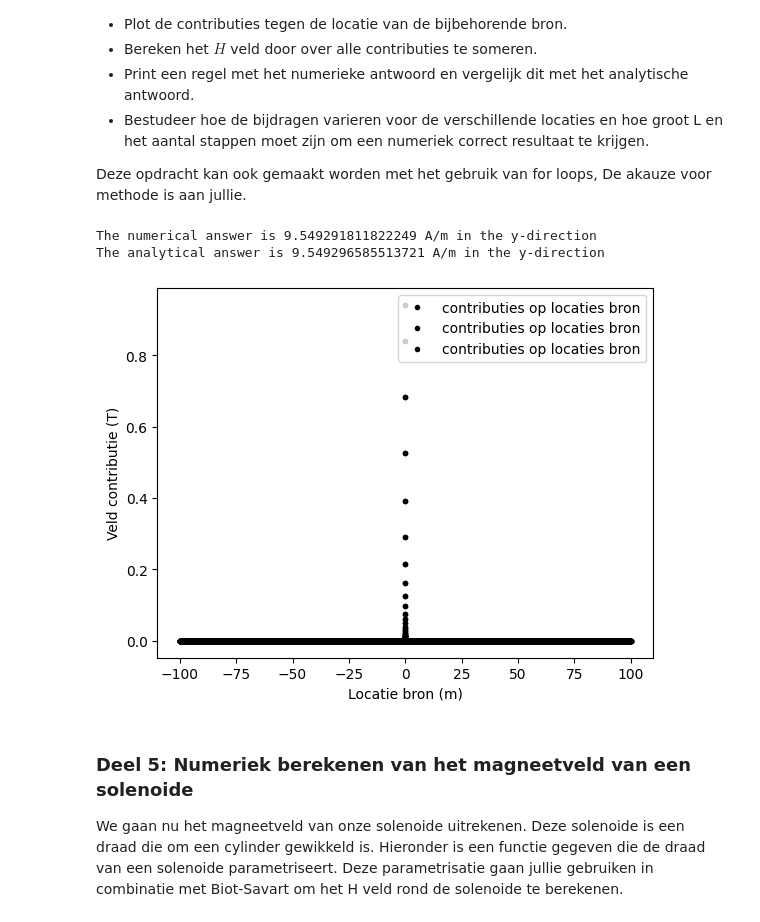
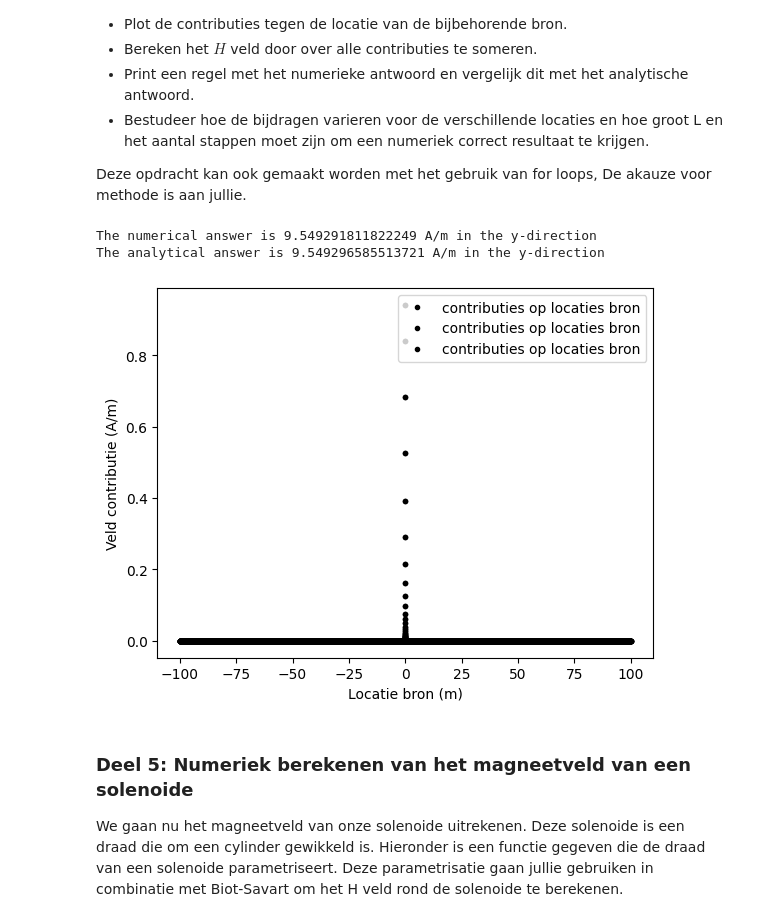
Before and after one commit to cs50202/opdrachten-DEF-D-, a Jupyter notebook: 2KrachtactuatorOpdracht/2KrachtactuatorOpdracht/KrachtactuatorOpdracht.ipynb, the cells around one changed output. Drawn from its saved outputs; the diff is of its cells as text; code cells hidden in the pictures.

```diff
--- a/2KrachtactuatorOpdracht/2KrachtactuatorOpdracht/KrachtactuatorOpdracht.ipynb
+++ b/2KrachtactuatorOpdracht/2KrachtactuatorOpdracht/KrachtactuatorOpdracht.ipynb
@@ -2344,35 +2344,35 @@ N = 10000 # aantal stappen
 r_field = np.array([0.1, 0, 0])
 dH_array = np.zeros(shape=(N, 3))
 r_sourcearray = np.zeros(shape=(N,3))
 
 # lengte van de draad, negatief zodat het gelijk de z as wordt
 L_nieuw = np.linspace(-100, 100, N) # de lengte van de draad is dus 200 nu, groter maken geeft betere benadering
 dl = np.array([0, 0, (L_nieuw[1]-L_nieuw[0])])
 
 # for loop om op elk punt van de draad de contributie dH te berekenen
 for i in range(N):
     r_source = np.array([0, 0, L_nieuw[i]])
     r_sourcearray[i] = r_source
     # print(r_source)
     dH_array[i] = field_current_element(r_field, r_source, dl)
 
 plt.figure()
 plt.plot(r_sourcearray, dH_array, 'k.', label = 'contributies op locaties bron')
 plt.xlabel('Locatie bron (m)')
-plt.ylabel('Veld contributie (T)')
+plt.ylabel('Veld contributie (A/m)')
 plt.legend()
 
 
 # H veld is de som van alle contributies, komt inderdaad overeen met het analytisch antwoord
 # Hoe groter je N en L maakt, hoe meer decimalen overeenkomen van het numerieke antwoord en het analytische antwoord
 H_veld = np.sum(dH_array)
 print('The numerical answer is ' + str(H_veld) + ' A/m in the y-direction')
 print('The analytical answer is ' + str(I / (2 * np.pi * 0.1)) + ' A/m in the y-direction')
 # grafiek is een beetje raar maar vorm is wel logisch
 # %% [output]
 The numerical answer is 9.549291811822249 A/m in the y-direction
 The analytical answer is 9.549296585513721 A/m in the y-direction
-[figure, old version]
+[figure, new version]
 # %% [markdown]
 ### Deel 5: Numeriek berekenen van het magneetveld van een solenoide
 
```
